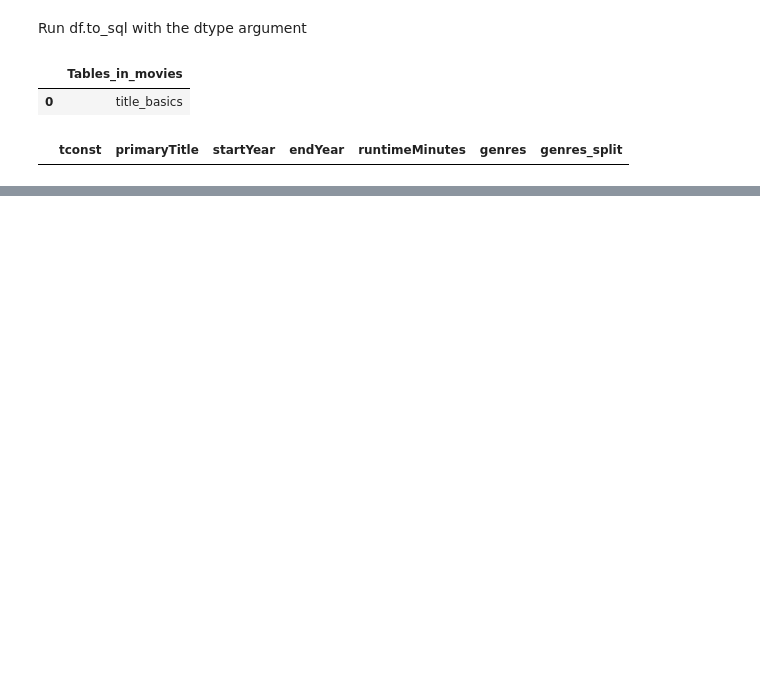
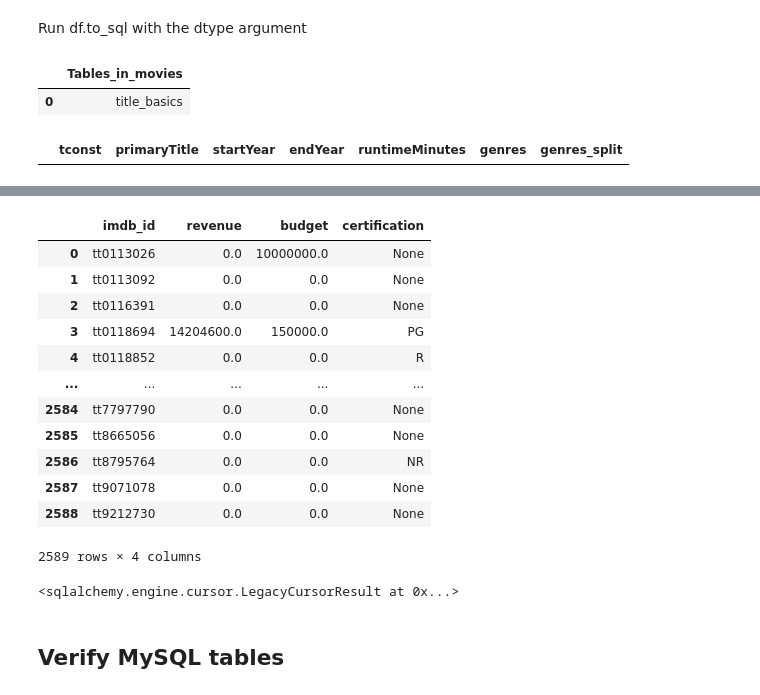
Before and after one commit to whitefreeze/IMDB-What_Makes_Successful_Movies, a Jupyter notebook: What_Makes_Successful_Movies-Database.ipynb, the cells around one changed output, grey strips where cells are left out. Saved outputs shown, nothing was run; the diff lists cells and outputs as text; code cells hidden in the pictures; blank space fills up the shorter version.

```diff
--- a/What_Makes_Successful_Movies-Database.ipynb
+++ b/What_Makes_Successful_Movies-Database.ipynb
@@ -381,0 +622,29 @@ engine.execute('ALTER TABLE title_basics ADD PRIMARY KEY (`tconst`);')
+# %%
+# Verify row 0 was removed from table
+q = '''
+SELECT * FROM tmdb_data;
+'''
+pd.read_sql(q, engine)
+# %% [output]
+|  | imdb_id | revenue | budget | certification |
+| 0 | tt0113026 | 0.0 | 10000000.0 | None |
+| 1 | tt0113092 | 0.0 | 0.0 | None |
+| 2 | tt0116391 | 0.0 | 0.0 | None |
+| 3 | tt0118694 | 14204600.0 | 150000.0 | PG |
+| 4 | tt0118852 | 0.0 | 0.0 | R |
+| ... | ... | ... | ... | ... |
+| 2584 | tt7797790 | 0.0 | 0.0 | None |
+| 2585 | tt8665056 | 0.0 | 0.0 | None |
+| 2586 | tt8795764 | 0.0 | 0.0 | NR |
+| 2587 | tt9071078 | 0.0 | 0.0 | None |
+| 2588 | tt9212730 | 0.0 | 0.0 | None |
+2589 rows × 4 columns
+# %%
+# Run query to ADD PRIMARY KEY
+engine.execute('ALTER TABLE tmdb_data ADD PRIMARY KEY (`imdb_id`);')
+
+# `imdb_id` already appears to be the primary key and throws an error when trying to make it primary key, again.
+# %% [output]
+<sqlalchemy.engine.cursor.LegacyCursorResult at 0x...>
+# %% [markdown]
+## Verify MySQL tables
```
Also changed, not shown: parts of 34 cells of this notebook.
